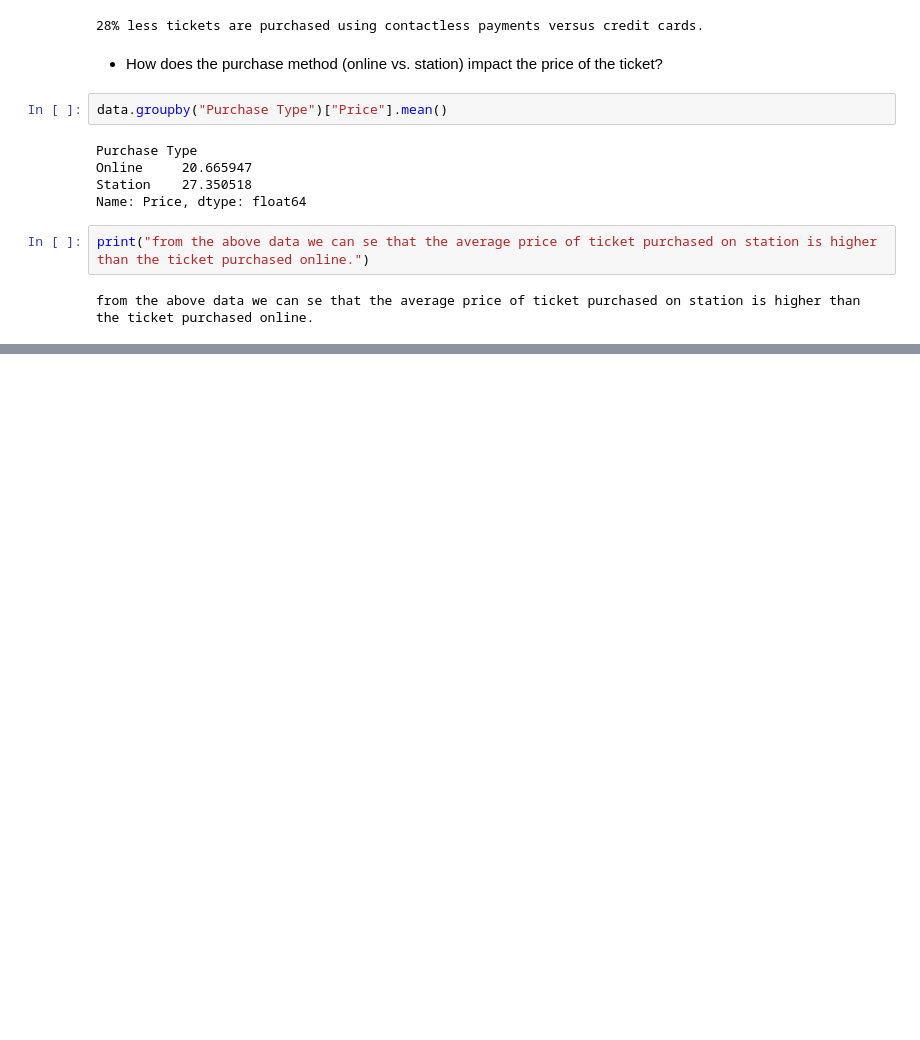
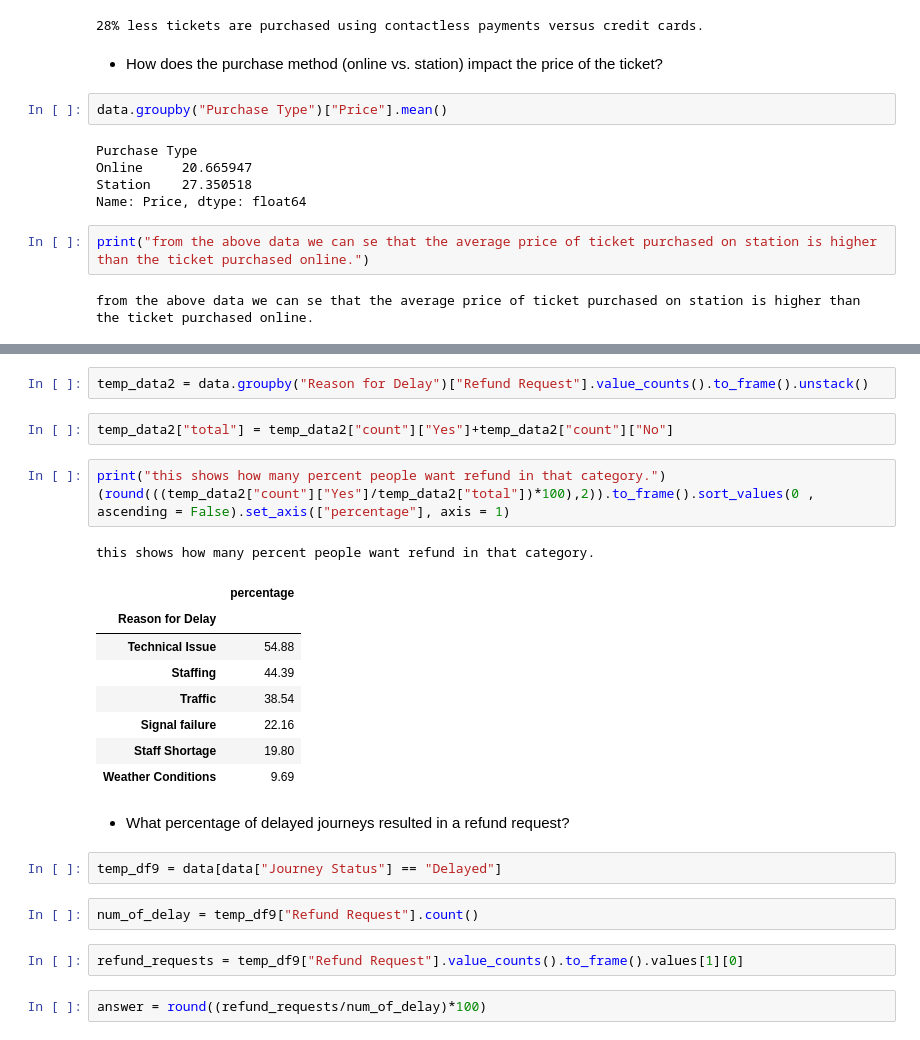
Before and after one commit to Nikhil-df/projects, a Jupyter notebook: railway analysis/analysis.ipynb, the cells around one changed output, grey strips where cells are left out. Cells and saved outputs as stored; diff of their text form; blank space fills up the shorter version.

Commit message:
adding new answers in railway analysis.

```diff
--- a/railway analysis/analysis.ipynb
+++ b/railway analysis/analysis.ipynb
@@ -224,0 +388,27 @@ from the above data we can se that the average price of ticket purchased on stat
+# %%
+temp_data2 = data.groupby("Reason for Delay")["Refund Request"].value_counts().to_frame().unstack()
+# %%
+temp_data2["total"] = temp_data2["count"]["Yes"]+temp_data2["count"]["No"]
+# %%
+print("this shows how many percent people want refund in that category.")
+(round(((temp_data2["count"]["Yes"]/temp_data2["total"])*100),2)).to_frame().sort_values(0 , ascending = False).set_axis(["percentage"], axis = 1)
+# %% [output]
+this shows how many percent people want refund in that category.
+|  | percentage |
+| Reason for Delay |  |
+| Technical Issue | 54.88 |
+| Staffing | 44.39 |
+| Traffic | 38.54 |
+| Signal failure | 22.16 |
+| Staff Shortage | 19.80 |
+| Weather Conditions | 9.69 |
+# %% [markdown]
+* What percentage of delayed journeys resulted in a refund request?
+# %%
+temp_df9 = data[data["Journey Status"] == "Delayed"]
+# %%
+num_of_delay = temp_df9["Refund Request"].count()
+# %%
+refund_requests = temp_df9["Refund Request"].value_counts().to_frame().values[1][0]
+# %%
+answer = round((refund_requests/num_of_delay)*100)
```
Also changed, not shown: parts of 53 cells of this notebook, 1 other file.
